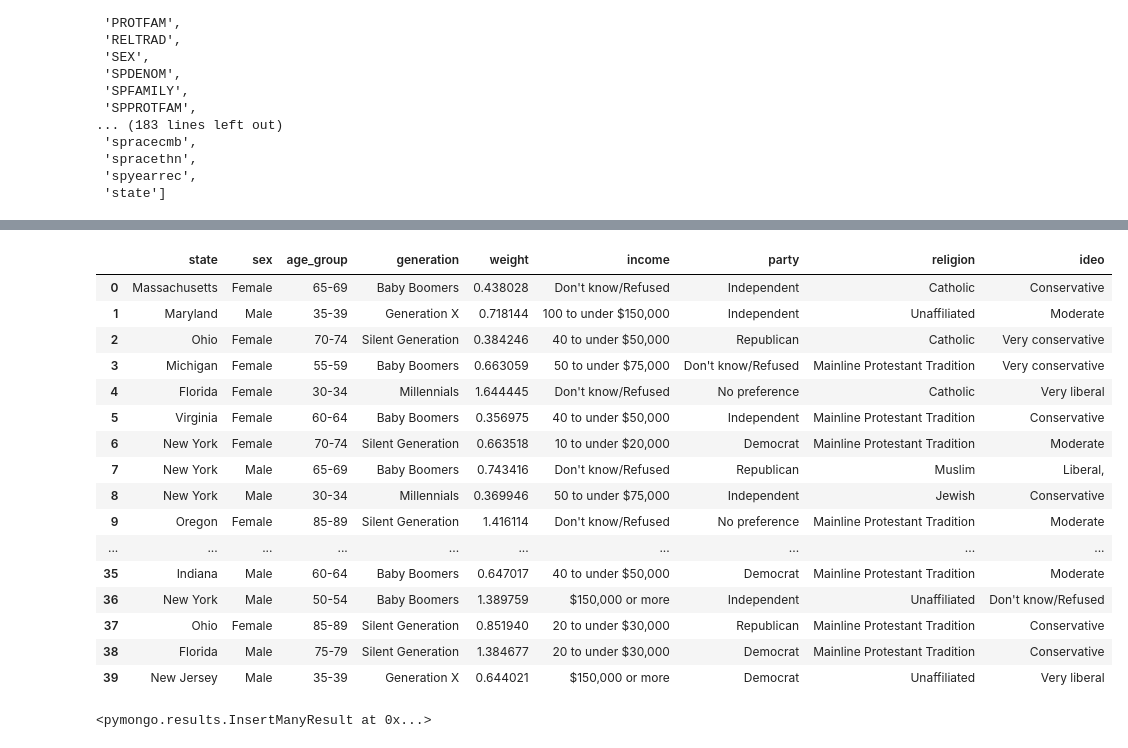
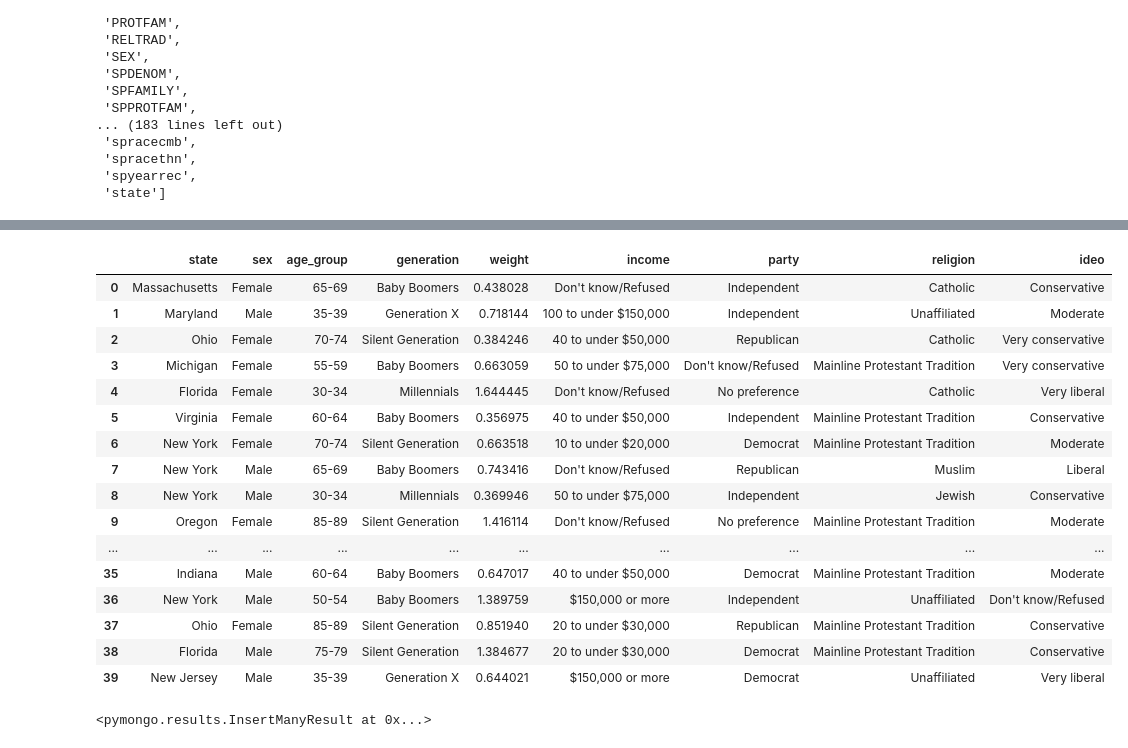
Before and after one commit to todom86/Project2, a Jupyter notebook: src/data/data.ipynb, the cells around one changed output, grey strips where cells are left out. Drawn from its saved outputs; the diff is of its cells as text; code cells hidden in the pictures.

```diff
--- a/src/data/data.ipynb
+++ b/src/data/data.ipynb
@@ -70,28 +70,28 @@ cleaning.head(40)
 # %%
 cleaning['income'] = cleaning['income'].map(lambda x: x.replace('(VOL) ', ''))
 cleaning['party'] = cleaning['party'].map(lambda x: x.replace('(VOL) ', ''))
 cleaning['ideo'] = cleaning['ideo'].map(lambda x: x.replace('?', ''))
-cleaning['ideo'] = cleaning['ideo'].map(lambda x: x.replace(' OR', ''))
+cleaning['ideo'] = cleaning['ideo'].map(lambda x: x.replace(', OR', ''))
 cleaning['ideo'] = cleaning['ideo'].map(lambda x: x.replace('(VOL) ', ''))
 cleaning['age_group'] = cleaning['age_group'].map(lambda x: x.replace('Age ', ''))
 cleaning['religion'] = cleaning['religion'].map(lambda x: x.replace(' - no information on religious identity', ''))
 cleaning['religion'] = cleaning['religion'].map(lambda x: x.replace(' (religious "nones")', ''))
 cleaning['generation'] = cleaning['generation'].map(lambda x: x.replace(' (born 1946-1964)', ''))
 cleaning['generation'] = cleaning['generation'].map(lambda x: x.replace(' (born 1965-1980)', ''))
 cleaning['generation'] = cleaning['generation'].map(lambda x: x.replace(' (born 1981-1996)', ''))
 cleaning['generation'] = cleaning['generation'].map(lambda x: x.replace(' (born 1928-1945)', ''))
 cleaning['generation'] = cleaning['generation'].map(lambda x: x.replace(' (born before 1928)', ''))
 cleaning.head(40)
 # %% [output]
 |  | state | sex | age_group | generation | weight | income | party | religion | ideo |
 | 0 | Massachusetts | Female | 65-69 | Baby Boomers | 0.438028 | Don't know/Refused | Independent | Catholic | Conservative |
 | 1 | Maryland | Male | 35-39 | Generation X | 0.718144 | 100 to under $150,000 | Independent | Unaffiliated | Moderate |
 | 2 | Ohio | Female | 70-74 | Silent Generation | 0.384246 | 40 to under $50,000 | Republican | Catholic | Very conservative |
 | 3 | Michigan | Female | 55-59 | Baby Boomers | 0.663059 | 50 to under $75,000 | Don't know/Refused | Mainline Protestant Tradition | Very conservative |
 | 4 | Florida | Female | 30-34 | Millennials | 1.644445 | Don't know/Refused | No preference | Catholic | Very liberal |
 | 5 | Virginia | Female | 60-64 | Baby Boomers | 0.356975 | 40 to under $50,000 | Independent | Mainline Protestant Tradition | Conservative |
 | 6 | New York | Female | 70-74 | Silent Generation | 0.663518 | 10 to under $20,000 | Democrat | Mainline Protestant Tradition | Moderate |
-| 7 | New York | Male | 65-69 | Baby Boomers | 0.743416 | Don't know/Refused | Republican | Muslim | Liberal, |
+| 7 | New York | Male | 65-69 | Baby Boomers | 0.743416 | Don't know/Refused | Republican | Muslim | Liberal |
 | 8 | New York | Male | 30-34 | Millennials | 0.369946 | 50 to under $75,000 | Independent | Jewish | Conservative |
 | 9 | Oregon | Female | 85-89 | Silent Generation | 1.416114 | Don't know/Refused | No preference | Mainline Protestant Tradition | Moderate |
 | ... | ... | ... | ... | ... | ... | ... | ... | ... | ... |
```
Also changed, not shown: parts of 2 cells of this notebook, 3 other files.
